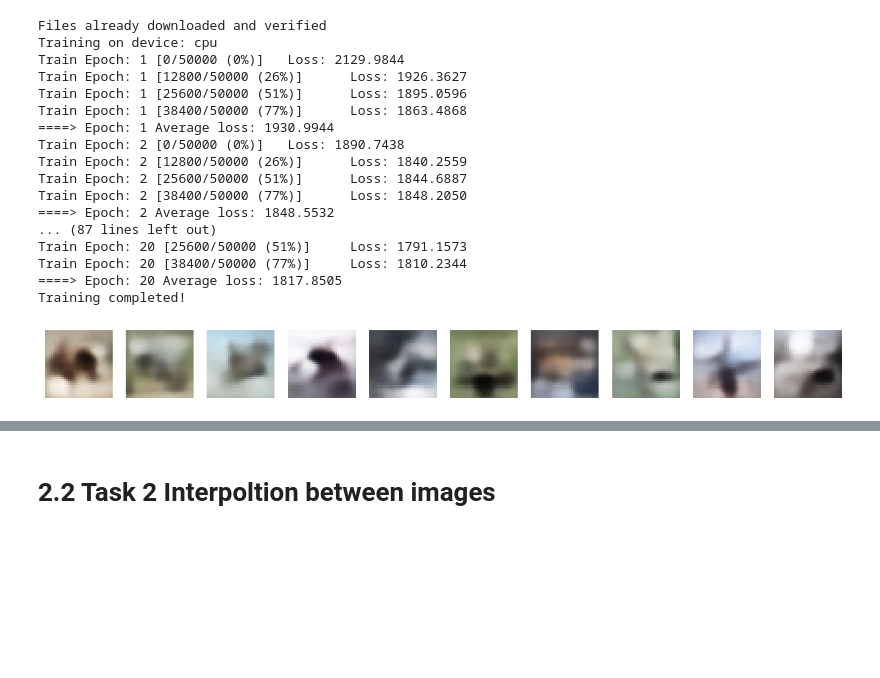
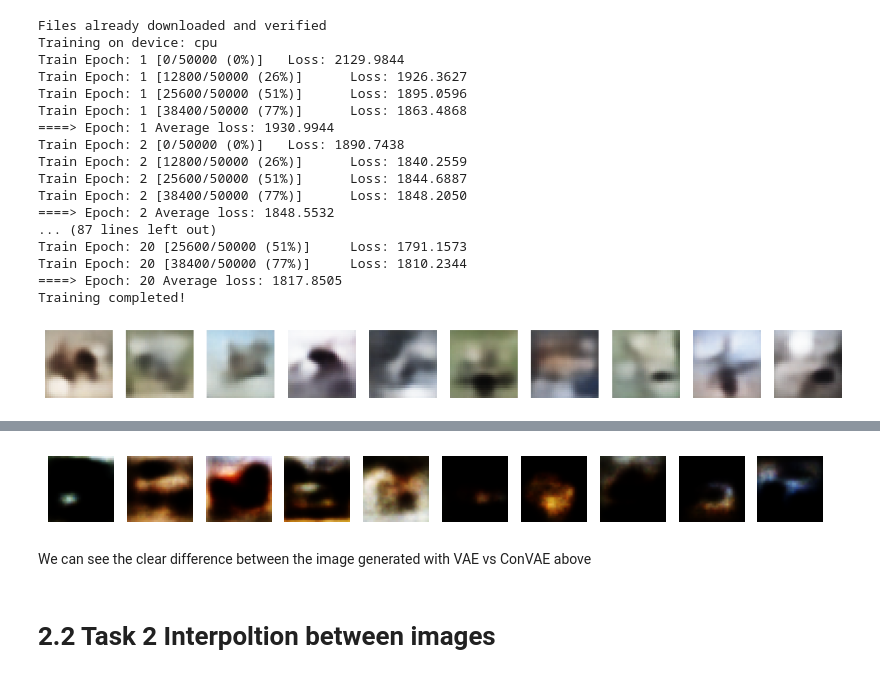
Before and after one commit to AmitPrajapati1978/Generative_AI, a Jupyter notebook: Assignment_3/Amit_Prajapati_Gen_AI_Assignment_3.ipynb, the cells around one changed output, grey strips where cells are left out. Cells and saved outputs as stored; diff of their text form; code cells hidden in the pictures; blank space fills up the shorter version.

```diff
--- a/Assignment_3/Amit_Prajapati_Gen_AI_Assignment_3.ipynb
+++ b/Assignment_3/Amit_Prajapati_Gen_AI_Assignment_3.ipynb
@@ -207,0 +271,17 @@ generate_images(model, num_images=10)
+# %%
+transform = transforms.Compose([
+    transforms.ToTensor(),
+    transforms.Normalize((0.5,), (0.5,)),  # Normalize for better training
+])
+
+train_dataset = datasets.CIFAR10(root='./data', train=True, download=True, transform=transform)
+train_loader = DataLoader(train_dataset, batch_size=128, shuffle=True)
+
+# Initialize model and optimizer
+device = torch.device("cuda" if torch.cuda.is_available() else "cpu")
+vae = VAE(input_dim=3072, hidden_dim=512, latent_dim=128).to(device)  # Adjusted input and hidden sizes
+optimizer = optim.Adam(vae.parameters(), lr=1e-3)
+
+# Train the VAE
+for epoch in range(1, 11):
+    train(vae, train_loader, optimizer, epoch)
@@ -208,3 +300,31 @@ generate_images(model, num_images=10)
+# %%
+
+def generate_images(model, num_images=10, latent_dim=128):
+    model.eval()  # Set model to evaluation mode
+    with torch.no_grad():  # Turn off gradients for generation
+        # Sample random points from the latent space
+        z = torch.randn(num_images, latent_dim).to(device)  # Ensure it's on the right device
+        # Decode to generate images
+        generated_images = model.decode(z).cpu().numpy()  # Convert to NumPy array
+
+    # Reshape the images (batch_size, 3, 32, 32)
+    generated_images = generated_images.reshape(num_images, 3, 32, 32)
+
+    # Normalize images to [0,1] for display
+    generated_images = (generated_images - generated_images.min()) / (generated_images.max() - generated_images.min())
+
+    # Plot generated images
+    fig, axs = plt.subplots(1, num_images, figsize=(num_images, 2))
+    for i in range(num_images):
+        axs[i].imshow(generated_images[i].transpose(1, 2, 0))  # Convert (C, H, W) to (H, W, C)
+        axs[i].axis('off')
+    plt.show()
+# %%
+generate_images(vae, num_images=10, latent_dim=128)
+# %% [output]
+[figure, added]
+# %% [markdown]
+We can see the clear difference between the image generated with VAE vs ConVAE above
 # %% [markdown]
 # 2.2 Task 2 Interpoltion between images
 # %%
```
Also changed, not shown: parts of 4 cells of this notebook.
